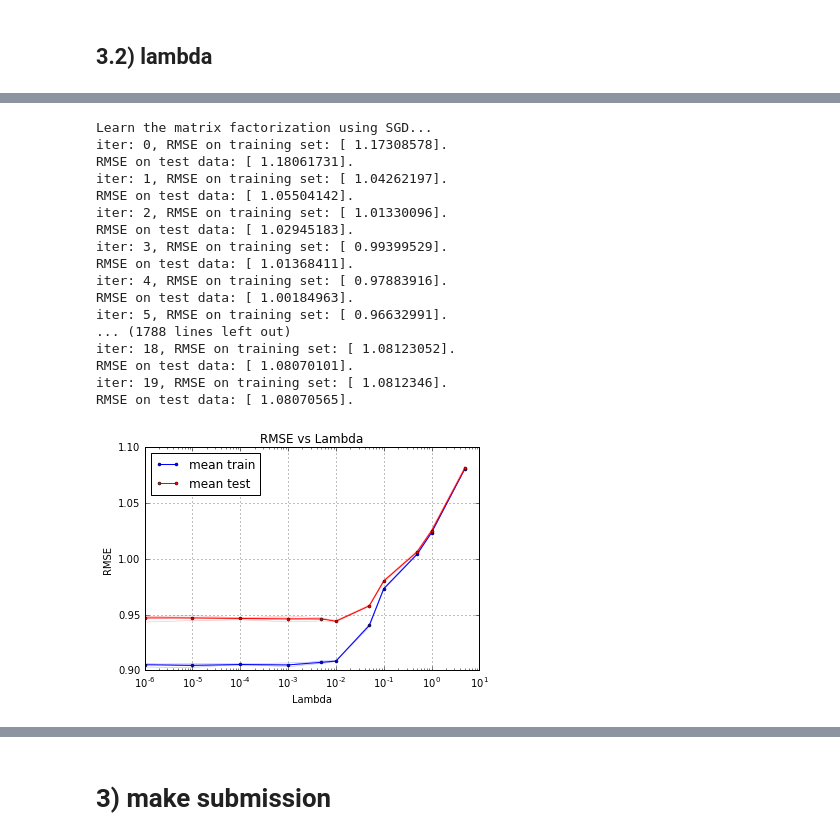
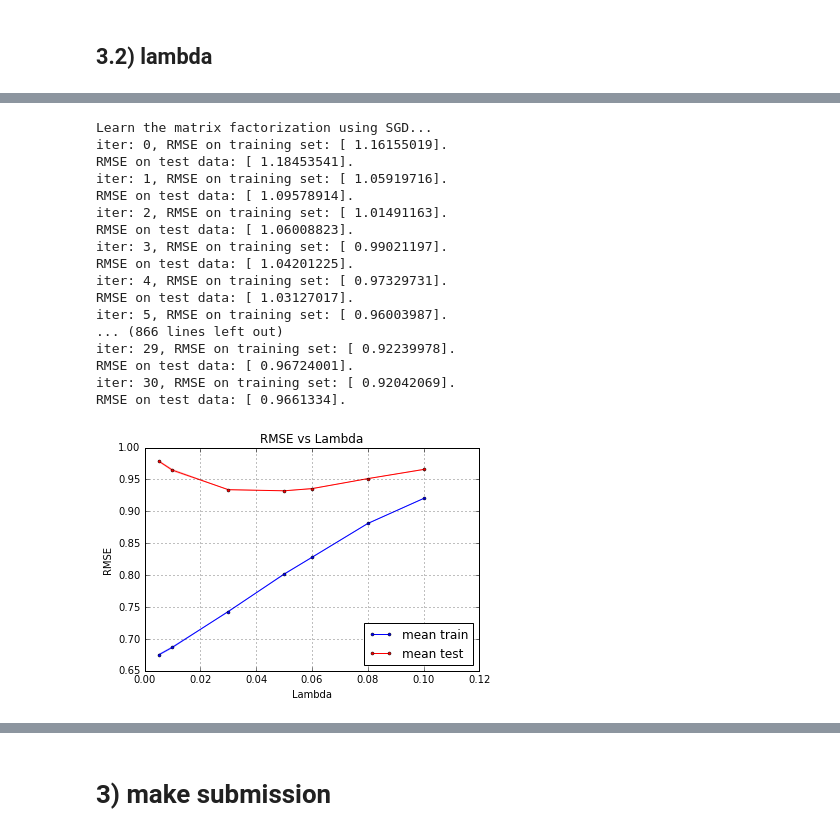
Before and after one commit to michaelheiniger/pcml-project2, a Jupyter notebook: python/b_mf_sgd_lois.ipynb, the cells around one changed output, grey strips where cells are left out. Drawn from its saved outputs; the diff is of its cells as text; code cells hidden in the pictures.

```diff
--- a/python/b_mf_sgd_lois.ipynb
+++ b/python/b_mf_sgd_lois.ipynb
@@ -14,7 +14,7 @@ from baseline_predictions import *
 # %% [markdown]
 # 1) Load Data
 # %%
-path_dataset = "../../data_train.csv"
+path_dataset = "/Users/chiara/Documents/EPFL/Master/Ma1/MachineLearning/project2/data/data_train.csv"
 ratings = load_data(path_dataset)
 
 num_items_per_user, num_users_per_item = plot_raw_data(ratings)
@@ -149,33 +170,33 @@ visualization_num_features(rmse_tr, rmse_te, num_features, "cv_num_features")
 # %%
-from biased_mf_sgd import run_mf_biased_cv_lambda
-k_fold = 4
-num_features = 30
-num_epochs = 20
-lambdas = np.array([0.000001, 0.00001, 0.0001, 0.001, 0.005, 0.01, 0.05, 0.1, 0.5, 1, 5])
+from biased_mf_sgd_lois import run_mf_biased_cv_lambda
+k_fold = 2
+num_features = 60
+num_epochs = 31
+lambdas = np.array([0.005, 0.01, 0.03, 0.05, 0.06, 0.08, 0.1])
 rmse_tr, rmse_te = run_mf_biased_cv_lambda(ratings, k_fold, num_epochs, num_features, lambdas)
 # %% [output]
 Learn the matrix factorization using SGD...
-iter: 0, RMSE on training set: [ 1.17308578].
-RMSE on test data: [ 1.18061731].
-iter: 1, RMSE on training set: [ 1.04262197].
-RMSE on test data: [ 1.05504142].
-iter: 2, RMSE on training set: [ 1.01330096].
-RMSE on test data: [ 1.02945183].
-iter: 3, RMSE on training set: [ 0.99399529].
-RMSE on test data: [ 1.01368411].
-iter: 4, RMSE on training set: [ 0.97883916].
-RMSE on test data: [ 1.00184963].
-iter: 5, RMSE on training set: [ 0.96632991].
-... (1788 lines left out)
-iter: 18, RMSE on training set: [ 1.08123052].
-RMSE on test data: [ 1.08070101].
-iter: 19, RMSE on training set: [ 1.0812346].
-RMSE on test data: [ 1.08070565].
+iter: 0, RMSE on training set: [ 1.16155019].
+RMSE on test data: [ 1.18453541].
+iter: 1, RMSE on training set: [ 1.05919716].
+RMSE on test data: [ 1.09578914].
+iter: 2, RMSE on training set: [ 1.01491163].
+RMSE on test data: [ 1.06008823].
+iter: 3, RMSE on training set: [ 0.99021197].
+RMSE on test data: [ 1.04201225].
+iter: 4, RMSE on training set: [ 0.97329731].
+RMSE on test data: [ 1.03127017].
+iter: 5, RMSE on training set: [ 0.96003987].
+... (866 lines left out)
+iter: 29, RMSE on training set: [ 0.92239978].
+RMSE on test data: [ 0.96724001].
+iter: 30, RMSE on training set: [ 0.92042069].
+RMSE on test data: [ 0.9661334].
 # %%
 from plots import visualization_lambdas
-np.save('cv_train_lambdas', rmse_tr)
-np.save('cv_test_lambdas', rmse_te)
+np.save('cv_train_lambdas_K60_lois', rmse_tr)
+np.save('cv_test_lambdas_K60_lois', rmse_te)
 
-visualization_lambdas(rmse_tr, rmse_te, lambdas, "cv_lambdas")
+visualization_lambdas(rmse_tr, rmse_te, lambdas, "cv_lambdas_K60_lois")
 # %% [output]
-[figure, old version]
+[figure, new version]
```
Also changed, not shown: parts of 6 cells of this notebook, 5 other files.
